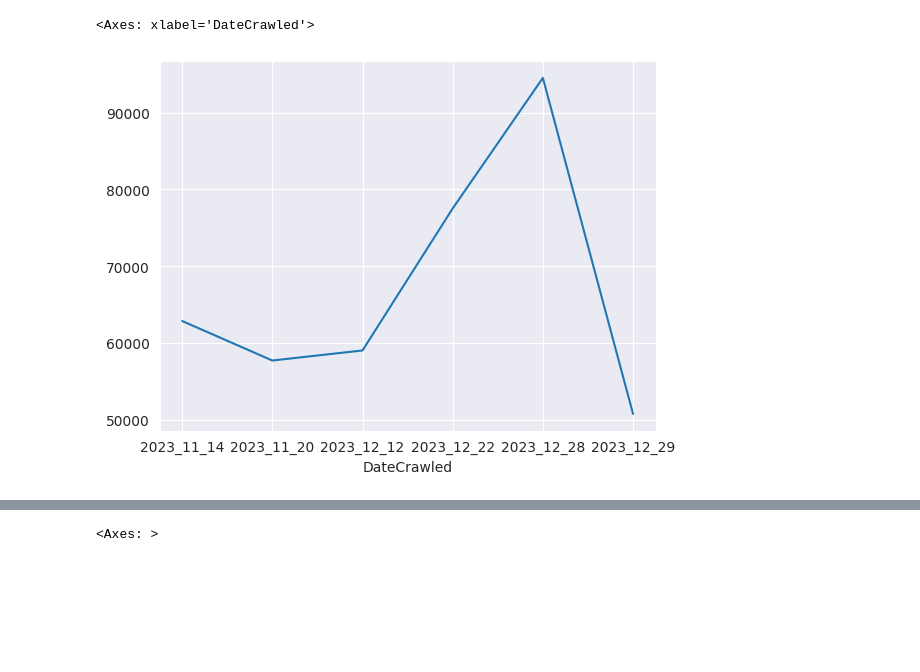
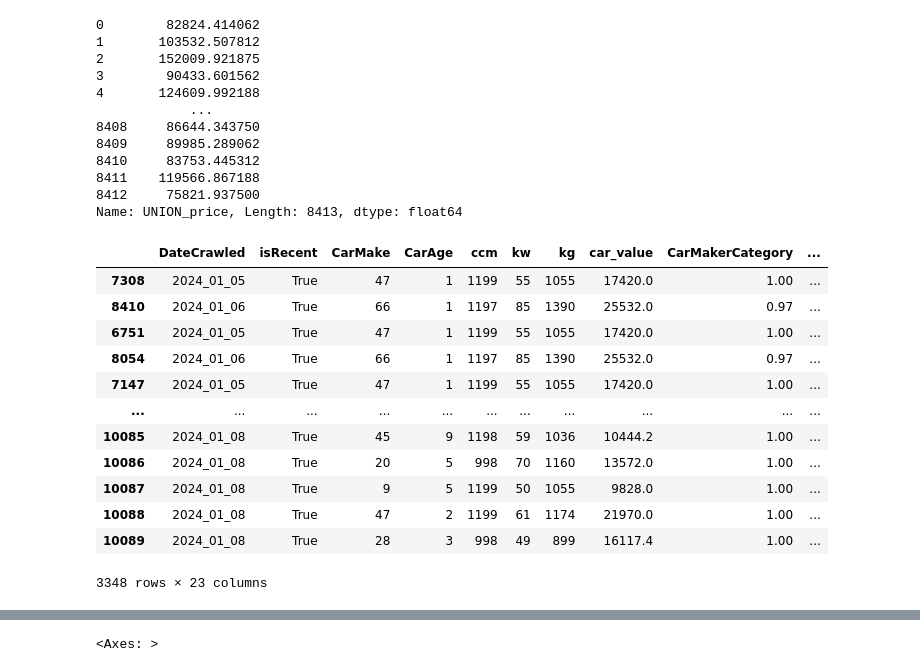
Before and after one commit to asdasde/market_models, a Jupyter notebook: notebooks/4_prediction_analysis.ipynb, the cells around one changed output, grey strips where cells are left out. Drawn from its saved outputs; the diff is of its cells as text; code cells hidden in the pictures; blank space fills up the shorter version.

```diff
--- a/notebooks/4_prediction_analysis.ipynb
+++ b/notebooks/4_prediction_analysis.ipynb
@@ -11,12 +11,14 @@ import importlib
 import market_models.src.models.predict_model
 import  market_models.src.utils as utils
 # %%
-data_name = 'netrisk_casco_2023_11_14__2023_11_20__2023_12_12__2023_12_22__2023_12_28__2023_12_29'
-target_variable = 'KÖBE_price'
+data_name = 'netrisk_casco_v10'
+#target_variable = 'KÖBE_price'
+target_variable = 'UNION_price'
 model_name = utils.get_model_name(data_name, target_variable)
 
 
 data_path = utils.get_processed_data_path(data_name)
+features_path = utils.get_features_path(data_name)
 predictions_path = utils.get_model_cv_out_of_sample_predictions_path(model_name)
 # %%
-data = pd.read_csv(data_path)
+data, features = utils.load_data(data_path, features_path, target_variable)
@@ -23,4 +28,6 @@ data = pd.read_csv(data_path)
 # %%
 predictions = pd.read_csv(predictions_path)[target_variable]
 # %%
-data['error'] = abs(predictions - data['ALFA_price'])
+data['prediction'] = predictions
+data['error'] = abs(predictions - data[target_variable])
+data['error_percentage'] = data['error'] / data[target_variable] * 100
@@ -27,8 +49,34 @@ data['error'] = abs(predictions - data['ALFA_price'])
+# %%
+predictions
+# %% [output]
+0        82824.414062
+1       103532.507812
+2       152009.921875
+3        90433.601562
+4       124609.992188
+            ...
+8408     86644.343750
+8409     89985.289062
+8410     83753.445312
+8411    119566.867188
+8412     75821.937500
+Name: UNION_price, Length: 8413, dtype: float64
 # %%
-data.groupby('DateCrawled')['error'].mean().plot(kind='line')
+data[data['isRecent'] == True].sort_values(by = ['error'], ascending = False)
 # %% [output]
+|  | DateCrawled | isRecent | CarMake | CarAge | ccm | kw | kg | car_value | CarMakerCategory | ... |
+| 7308 | 2024_01_05 | True | 47 | 1 | 1199 | 55 | 1055 | 17420.0 | 1.00 | ... |
+| 8410 | 2024_01_06 | True | 66 | 1 | 1197 | 85 | 1390 | 25532.0 | 0.97 | ... |
+| 6751 | 2024_01_05 | True | 47 | 1 | 1199 | 55 | 1055 | 17420.0 | 1.00 | ... |
+| 8054 | 2024_01_06 | True | 66 | 1 | 1197 | 85 | 1390 | 25532.0 | 0.97 | ... |
+| 7147 | 2024_01_05 | True | 47 | 1 | 1199 | 55 | 1055 | 17420.0 | 1.00 | ... |
+| ... | ... | ... | ... | ... | ... | ... | ... | ... | ... | ... |
+| 10085 | 2024_01_08 | True | 45 | 9 | 1198 | 59 | 1036 | 10444.2 | 1.00 | ... |
+| 10086 | 2024_01_08 | True | 20 | 5 | 998 | 70 | 1160 | 13572.0 | 1.00 | ... |
+| 10087 | 2024_01_08 | True | 9 | 5 | 1199 | 50 | 1055 | 9828.0 | 1.00 | ... |
+| 10088 | 2024_01_08 | True | 47 | 2 | 1199 | 61 | 1174 | 21970.0 | 1.00 | ... |
+| 10089 | 2024_01_08 | True | 28 | 3 | 998 | 49 | 899 | 16117.4 | 1.00 | ... |
-<Axes: xlabel='DateCrawled'>
+3348 rows × 23 columns
-[figure, removed]
 # %%
 price_columns = data.filter(like = '_price').columns.to_list()
 price_columns = [col for col in price_columns if col not in ['GENERTEL_price', 'SIGNAL_price']]
```
Also changed, not shown: parts of 2 cells of this notebook, 8 other files.
